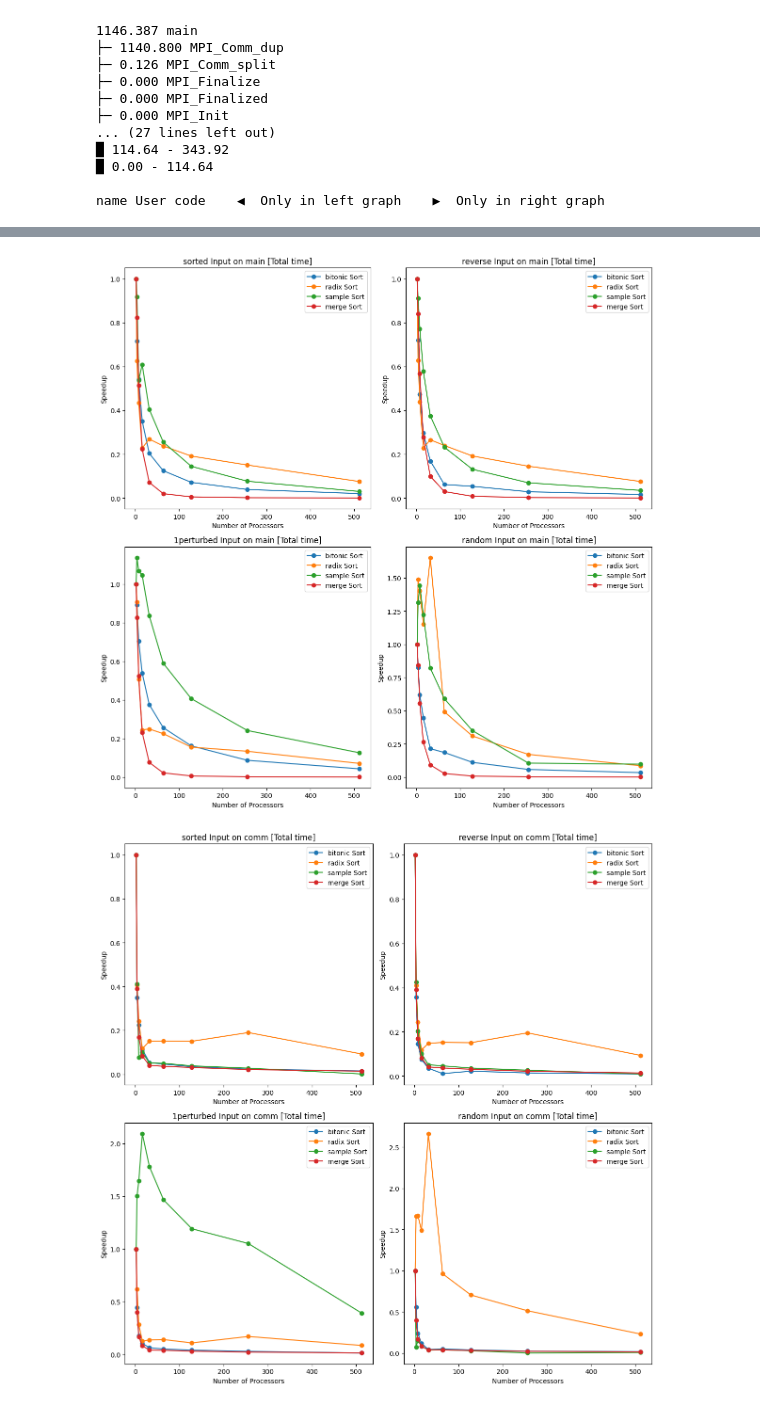
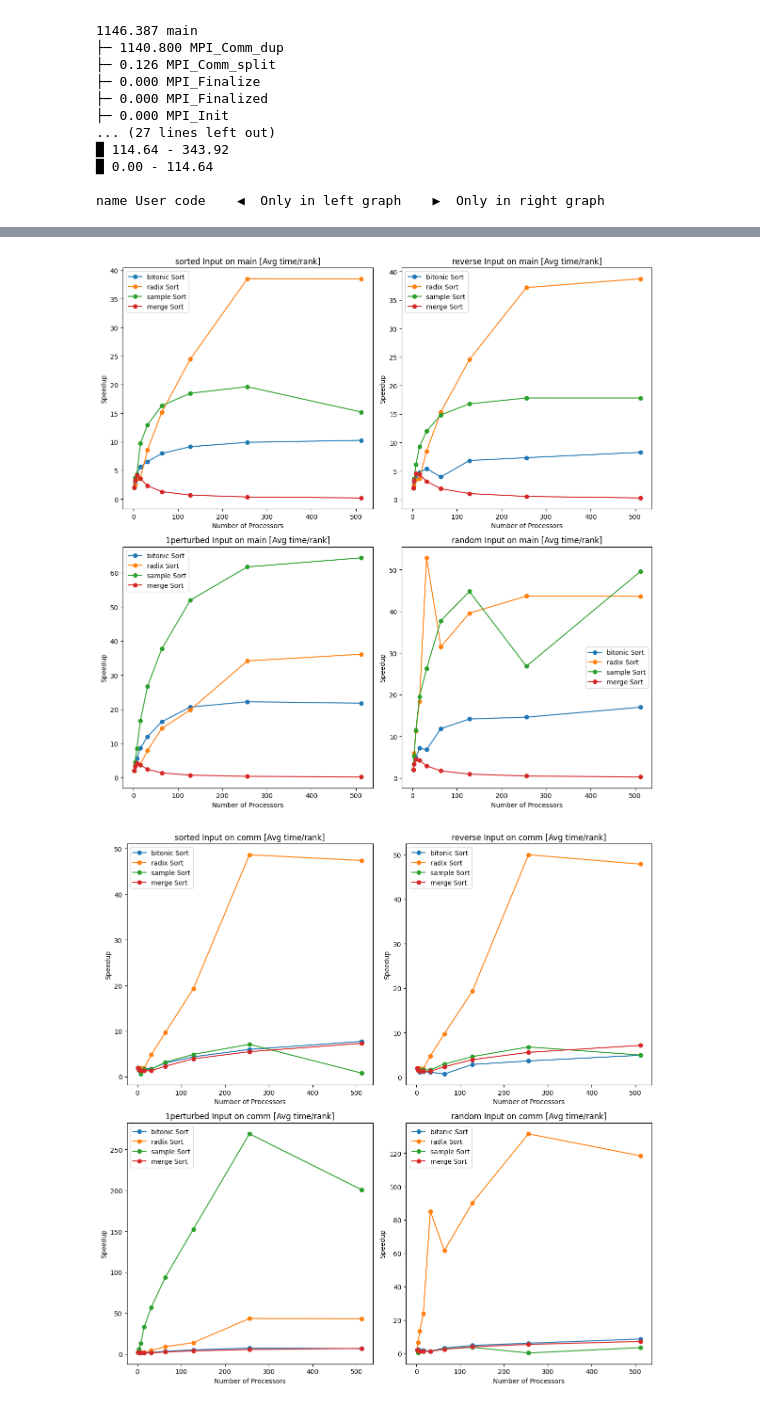
Before and after one commit to AlexDo12/Project_2024, a Jupyter notebook: GraphsExamples/CombinedSpeedup.ipynb, the cells around one changed output, grey strips where cells are left out. Saved outputs shown, nothing was run; the diff lists cells and outputs as text; code cells hidden in the pictures.

```diff
--- a/GraphsExamples/CombinedSpeedup.ipynb
+++ b/GraphsExamples/CombinedSpeedup.ipynb
@@ -85,7 +85,7 @@ target_nodes = ["main", "comm", "comp_large"]
 # Adjust as needed: index for time type to measure (e.g., max, min, avg)
 time_types = ["Min time/rank", "Max time/rank", "Avg time/rank", "Total time", "Variance time/rank"]
 file_output_label = ["min", "max", "avg", "total", "variance"]
-type_selector = 3  # Set based on which time type is required
+type_selector = 2  # Set based on which time type is required
 
 # Output folder
 output_dir = '../plot_outputs'
@@ -113,35 +113,35 @@ def plot_speedup(tk, input_types):
                         (tk.dataframe["input_type"] == input_type) &
                         (tk.dataframe["algorithm"] == algorithm) &
                         (tk.dataframe["node"] == node)
-                    ][time_types[type_selector]].values[0]
+                    ][time_types[type_selector]].values[0] * 2
 
                     data = tk.dataframe[
                         (tk.dataframe["input_type"] == input_type) &
                         (tk.dataframe["input_size"] == input_size) &
                         (tk.dataframe['node'] == node) &
                         (tk.dataframe['algorithm'] == algorithm)
                     ]
                     data = data.sort_values(by="num_procs")
 
                     speedup = baseline_time / data[time_types[type_selector]]
                     ax.plot(data["num_procs"], speedup, marker='o', label=f'{algorithm} Sort')
 
                 ax.set_title(f'{input_type} Input on {node_name} [{time_types[type_selector]}]')
                 ax.set_xlabel('Number of Processors')
                 ax.set_ylabel('Speedup')
                 ax.legend()
 
         for j in range(idx + 1, len(axs)):
             fig.delaxes(axs[j])
 
         plt.tight_layout()
         filename = f'speedup_{file_output_label[type_selector]}_{node_name}_input_types_corrected.png'
         filepath = os.path.join(output_dir, filename)
         plt.savefig(filepath, format='png', dpi=300)
         plt.show()
 
 # Call the plotting function
 plot_speedup(tk, input_types)
 # %% [output]
-[figure, old version]
+[figure, new version]
-[figure, old version]
+[figure, new version]
```
Also changed, not shown: parts of 1 cell of this notebook.
